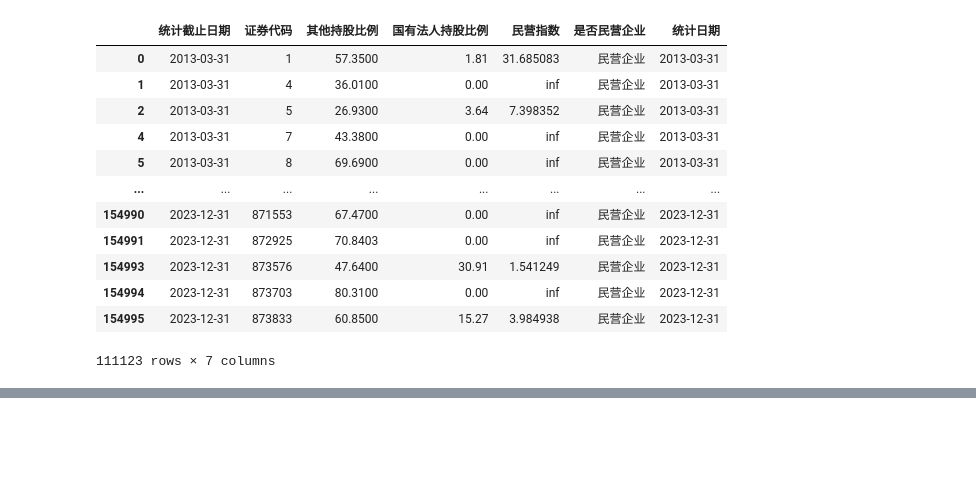
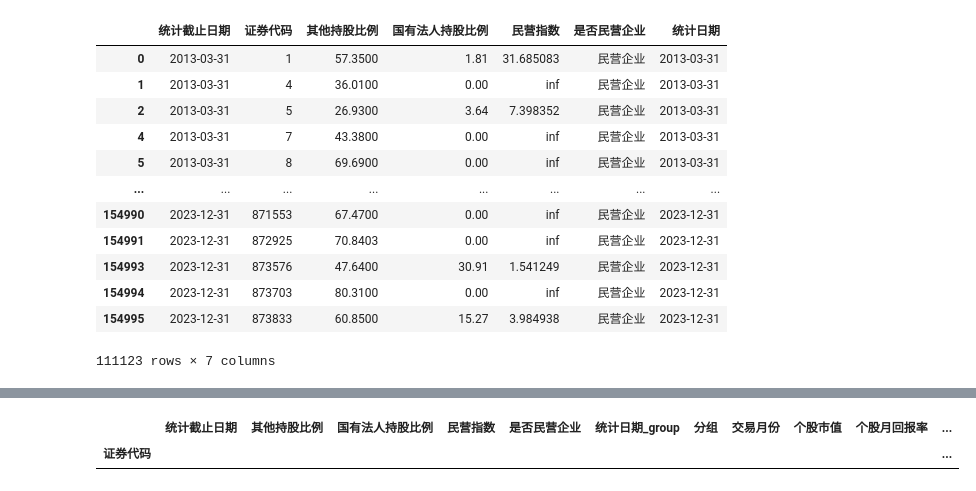
Before and after one commit to Prussia/playJupyter, a Jupyter notebook: testproj/计算加权回报率.ipynb, the cells around one changed output, grey strips where cells are left out. Cells and saved outputs as stored; diff of their text form; code cells hidden in the pictures; blank space fills up the shorter version.

```diff
--- a/testproj/计算加权回报率.ipynb
+++ b/testproj/计算加权回报率.ipynb
@@ -337,0 +355,5 @@ df1_group
+# %%
+df1_final
+# %% [output]
+|  | 统计截止日期 | 其他持股比例 | 国有法人持股比例 | 民营指数 | 是否民营企业 | 统计日期_group | 分组 | 交易月份 | 个股市值 | 个股月回报率 | ... |
+| 证券代码 |  |  |  |  |  |  |  |  |  |  | ... |
```
Also changed, not shown: parts of 7 cells of this notebook.
